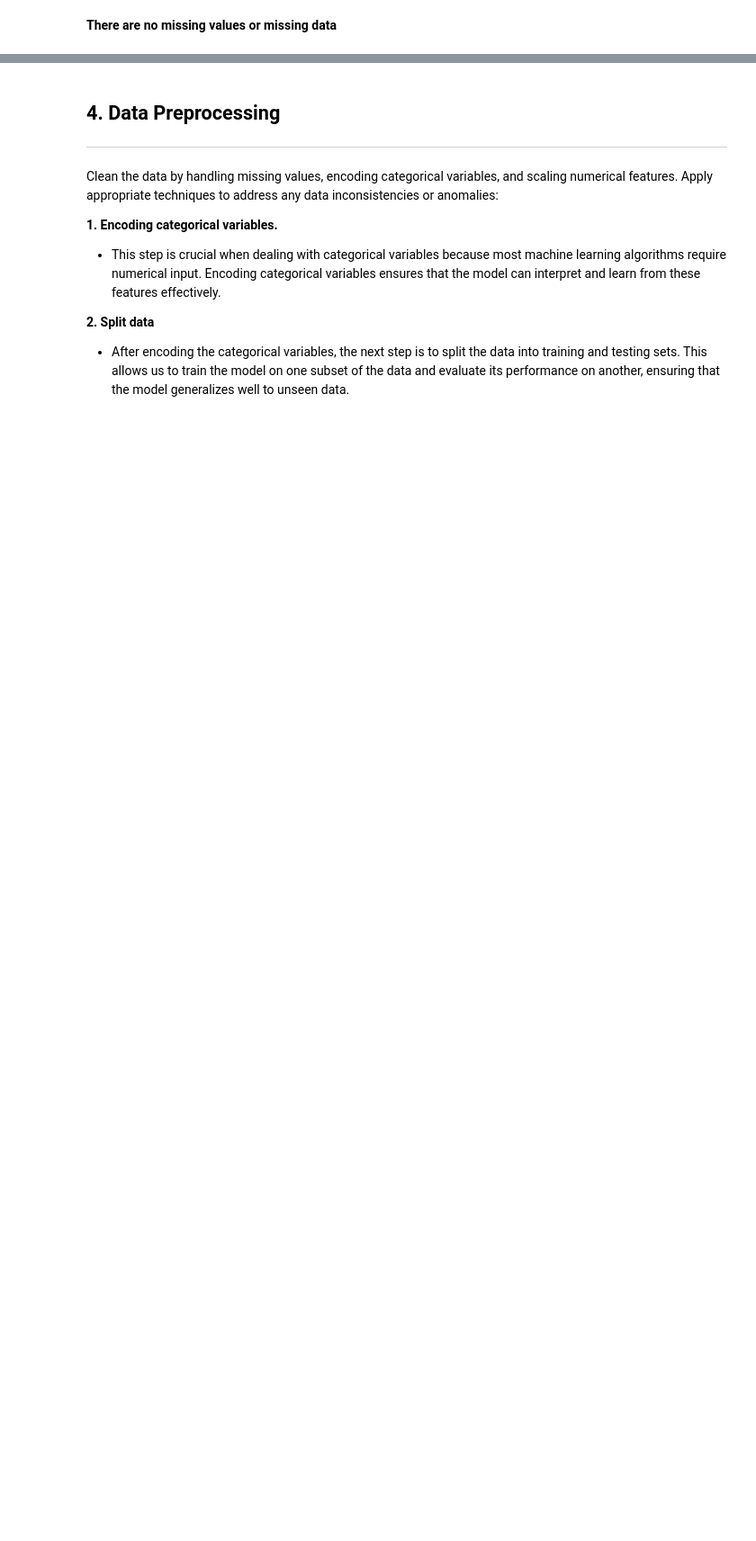
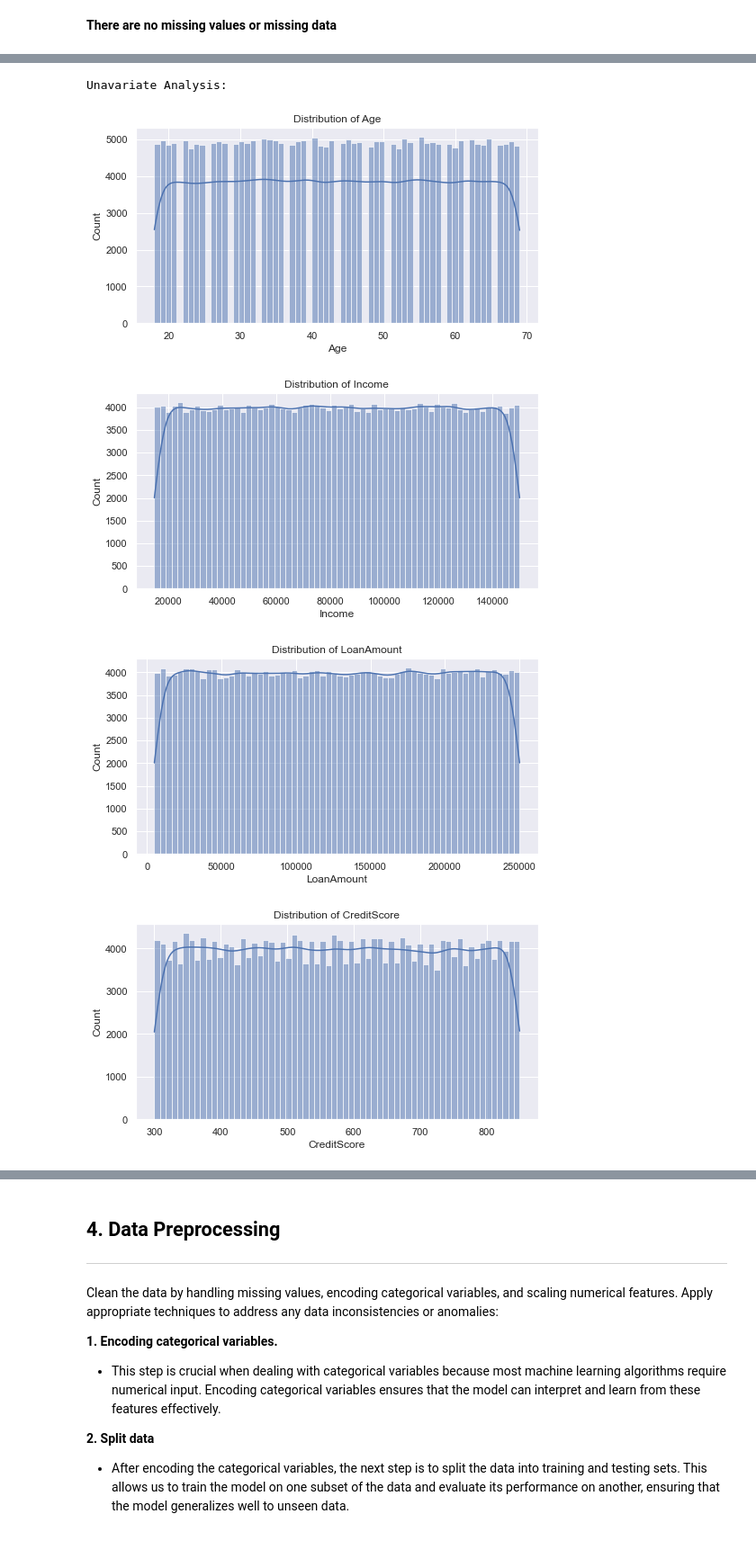
Before and after one commit to saginiclaudia/Loan-Default-Prediction, a Jupyter notebook: student.ipynb, the cells around one changed output, grey strips where cells are left out. Shown at 90% size. Cells and saved outputs as stored; diff of their text form; code cells hidden in the pictures; blank space fills up the shorter version.

```diff
--- a/student.ipynb
+++ b/student.ipynb
@@ -313,0 +327,9 @@ for feature in numerical_features:
+# %%
+univar = eda.univariate_analysis()
+univar
+# %% [output]
+Unavariate Analysis:
+[figure, added]
+[figure, added]
+[figure, added]
+[figure, added]
```
Also changed, not shown: parts of 41 cells of this notebook.
